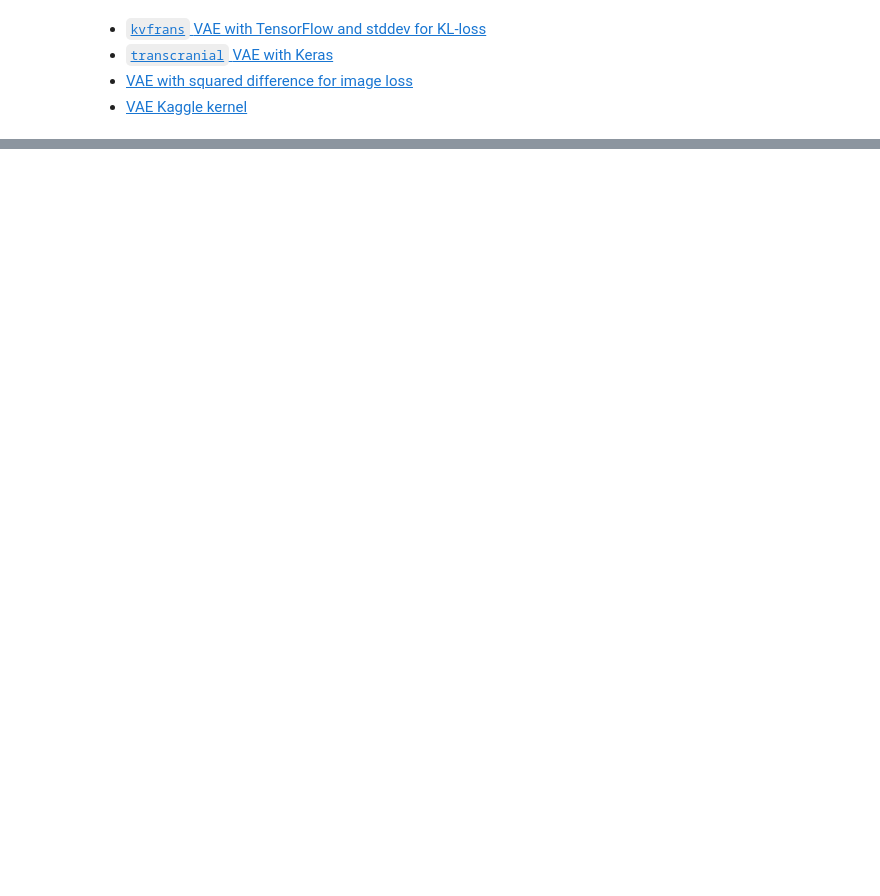
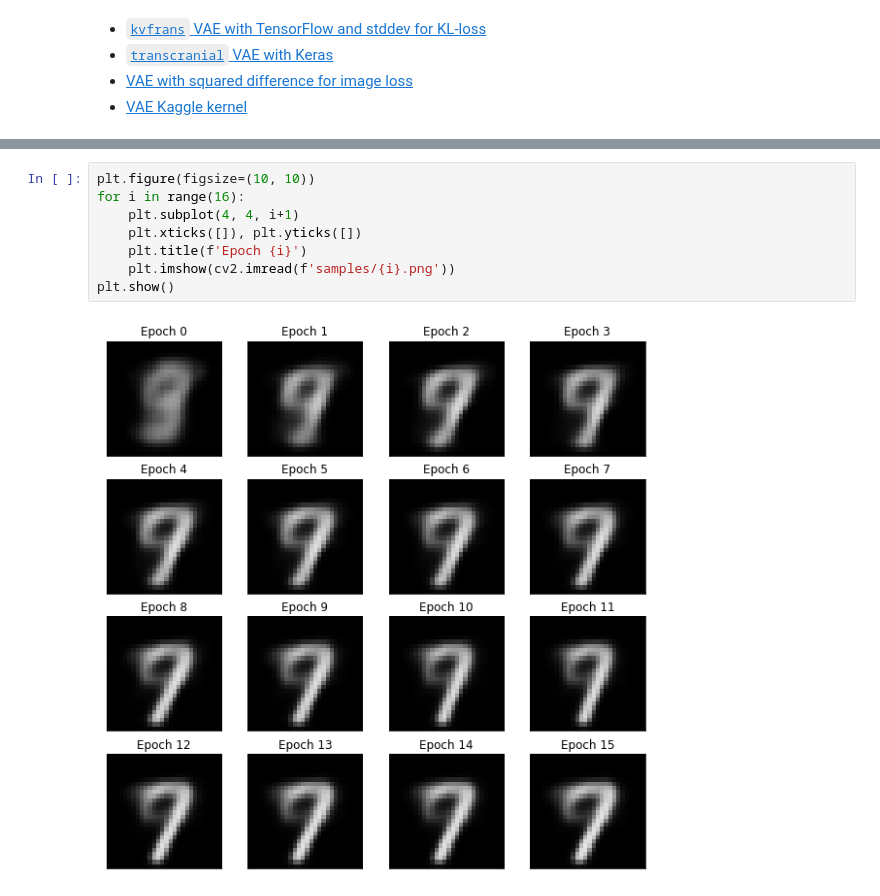
Before and after one commit to gabrielwong159/tf, a Jupyter notebook: vae/evaluate_model.ipynb, the cells around one changed output, grey strips where cells are left out. Cells and saved outputs as stored; diff of their text form; blank space fills up the shorter version.

```diff
--- a/vae/evaluate_model.ipynb
+++ b/vae/evaluate_model.ipynb
@@ -34,0 +39,10 @@ Please use alternatives such as official/mnist/dataset.py from tensorflow/models
+# %%
+plt.figure(figsize=(10, 10))
+for i in range(16):
+    plt.subplot(4, 4, i+1)
+    plt.xticks([]), plt.yticks([])
+    plt.title(f'Epoch {i}')
+    plt.imshow(cv2.imread(f'samples/{i}.png'))
+plt.show()
+# %% [output]
+[figure, added]
```
Also changed, not shown: parts of 13 cells of this notebook, 3 other files.
